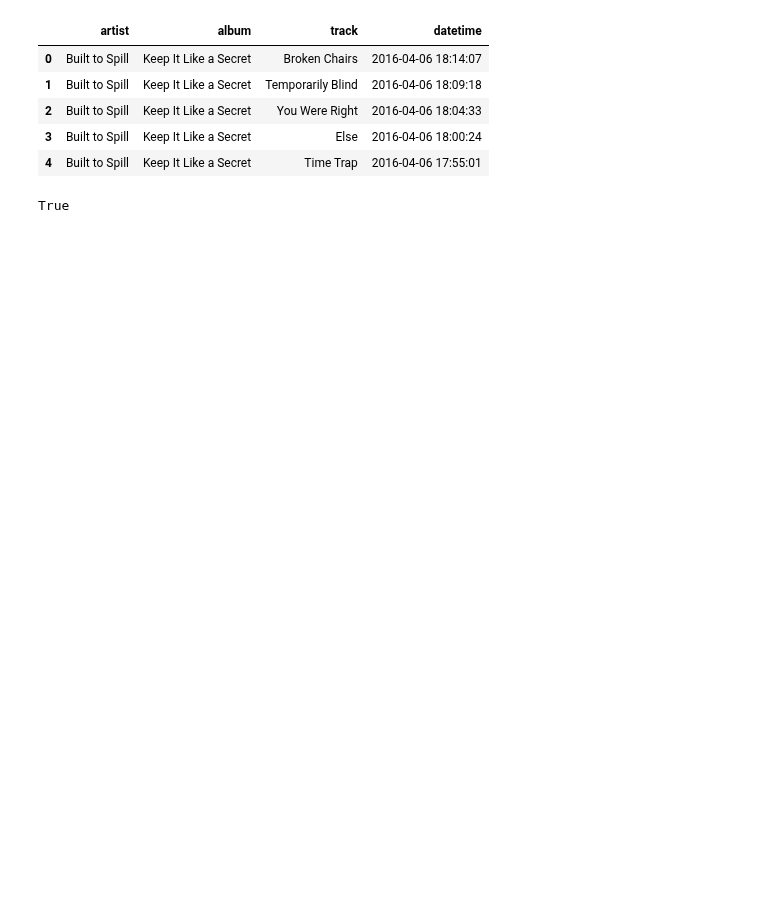
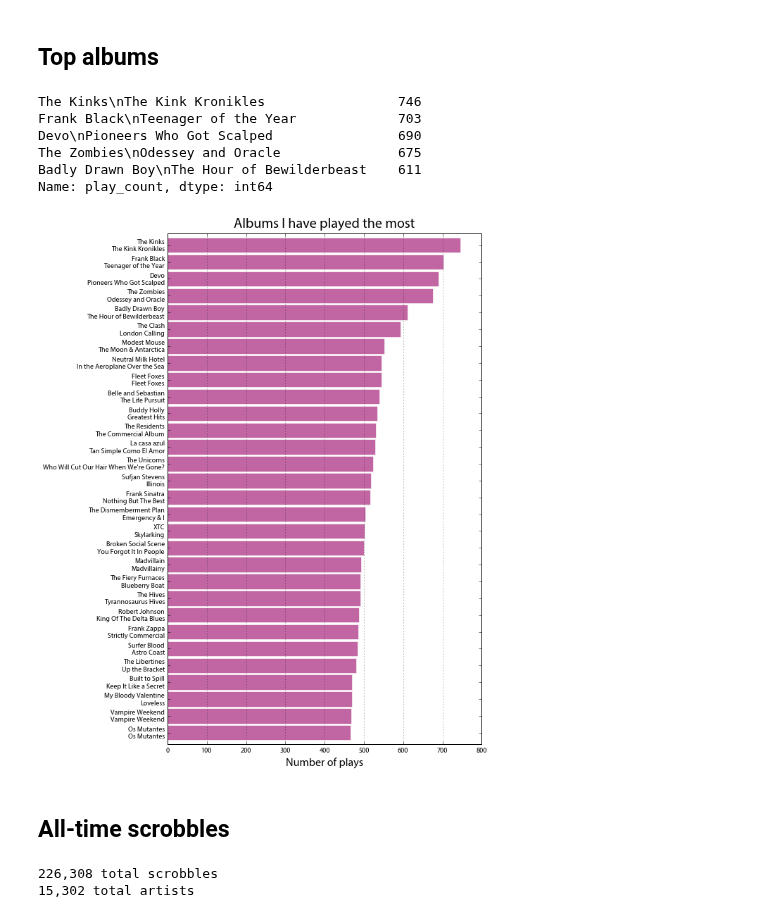
Before and after one commit to gboeing/data-visualization, a Jupyter notebook: lastfm-listening-history/lastfm_analysis.ipynb, the cells around one changed output. Saved outputs shown, nothing was run; the diff lists cells and outputs as text; code cells hidden in the pictures; blank space fills up the shorter version.

Commit message:
re-wrote data downloader, created visualizations

```diff
--- a/lastfm-listening-history/lastfm_analysis.ipynb
+++ b/lastfm-listening-history/lastfm_analysis.ipynb
@@ -2,0 +18,4 @@ import pandas as pd
+# %%
+artists_most = pd.read_csv('data/lastfm_top_artists.csv', encoding='utf-8')
+artists_most = artists_most.set_index('artist')['play_count'].head(25)
+artists_most.head()
@@ -2,0 +48,6 @@ import pandas as pd
+# %%
+tracks_most = pd.read_csv('data/lastfm_top_tracks.csv', encoding='utf-8')
+index = tracks_most.apply(lambda x: u'{}\n{}'.format(x['artist'], x['track']), axis='columns')
+tracks_most = tracks_most.set_index(index).drop(labels=['artist', 'track'], axis='columns')
+tracks_most = tracks_most['play_count'].head(20)
+tracks_most.head()
@@ -2,0 +61,13 @@ import pandas as pd
+# %%
+ax = tracks_most.sort_values().plot(kind='barh', figsize=[8, 10], width=0.9, alpha=0.6, color='#003399', edgecolor='w')
+ax.xaxis.grid(True)
+for label in ax.get_xticklabels():
+    label.set_fontproperties(ticks_font_h)
+for label in ax.get_yticklabels():
+    label.set_fontproperties(ticks_font_h)
+ax.set_xlabel('Number of plays', fontproperties=label_font)
+ax.set_ylabel('', fontproperties=label_font)
+ax.set_title('Songs I have played the most', fontproperties=title_font, y=1.005)
+
+plt.savefig('images/lastfm-artists-played-most-h.png', dpi=96, bbox_inches='tight')
+plt.show()
@@ -3,16 +76,41 @@ import pandas as pd
+# %% [markdown]
+## Top albums
+# %%
+albums_most = pd.read_csv('data/lastfm_top_albums.csv', encoding='utf-8')
+index = albums_most.apply(lambda x: u'{}\n{}'.format(x['artist'], x['album']), axis='columns')
+albums_most = albums_most.set_index(index).drop(labels=['artist', 'album'], axis='columns')
+albums_most = albums_most['play_count'].head(30)
+albums_most.head()
+# %% [output]
+The Kinks\nThe Kink Kronikles                 746
+Frank Black\nTeenager of the Year             703
+Devo\nPioneers Who Got Scalped                690
+The Zombies\nOdessey and Oracle               675
+Badly Drawn Boy\nThe Hour of Bewilderbeast    611
+Name: play_count, dtype: int64
+# %%
+ax = albums_most.sort_values().plot(kind='barh', figsize=[8, 13], width=0.9, alpha=0.6, color='#990066', edgecolor='w')
+ax.xaxis.grid(True)
+for label in ax.get_xticklabels():
+    label.set_fontproperties(ticks_font_h)
+for label in ax.get_yticklabels():
+    label.set_fontproperties(ticks_font_h)
+ax.set_xlabel('Number of plays', fontproperties=label_font)
+ax.set_ylabel('', fontproperties=label_font)
+ax.set_title('Albums I have played the most', fontproperties=title_font, y=1.005)
+
+plt.savefig('images/lastfm-albums-played-most-h.png', dpi=96, bbox_inches='tight')
+plt.show()
+# %% [output]
+[figure, added]
+# %% [markdown]
+## All-time scrobbles
 # %%
-# read the scrobbles data set
-df = pd.read_csv('data/lastfm_scrobbles.csv', parse_dates=True, infer_datetime_format=True)
-df = df.drop('timestamp', axis=1)
-df.head()
+# read the all-time scrobbles data set
+scrobbles = pd.read_csv('data/lastfm_scrobbles.csv', encoding='utf-8')
+scrobbles = scrobbles.drop('timestamp', axis=1)
+print '{:,} total scrobbles'.format(len(scrobbles))
+print '{:,} total artists'.format(len(scrobbles['artist'].unique()))
 # %% [output]
-|  | artist | album | track | datetime |
-| 0 | Built to Spill | Keep It Like a Secret | Broken Chairs | 2016-04-06 18:14:07 |
-| 1 | Built to Spill | Keep It Like a Secret | Temporarily Blind | 2016-04-06 18:09:18 |
-| 2 | Built to Spill | Keep It Like a Secret | You Were Right | 2016-04-06 18:04:33 |
-| 3 | Built to Spill | Keep It Like a Secret | Else | 2016-04-06 18:00:24 |
-| 4 | Built to Spill | Keep It Like a Secret | Time Trap | 2016-04-06 17:55:01 |
+226,308 total scrobbles
+15,302 total artists
-# %%
-df.index.is_unique
-# %% [output]
-True
```
Also changed, not shown: parts of 27 cells of this notebook, 12 other files.
